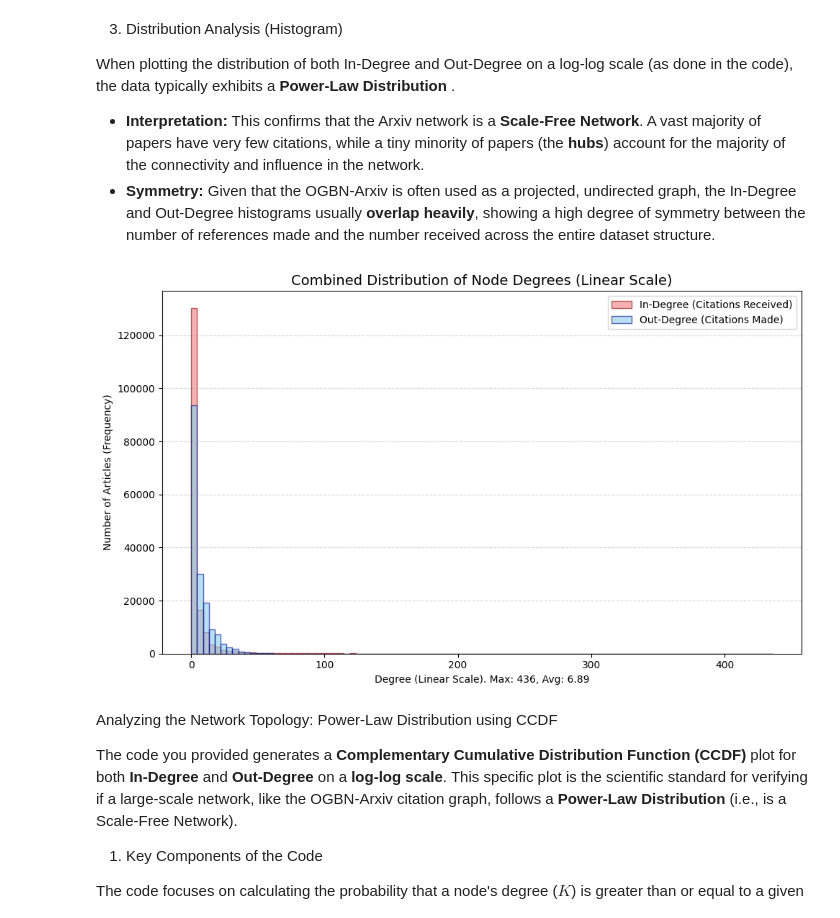
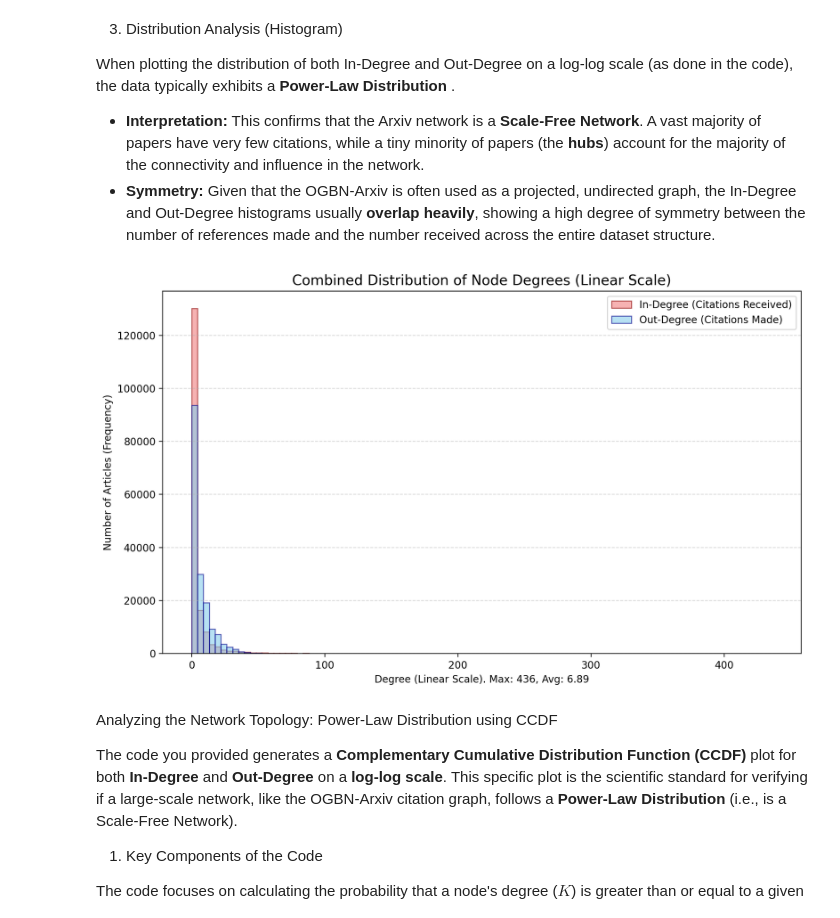
Before and after one commit to tuliorr/ogbn-arxiv-gcn, a Jupyter notebook: notebooks/Dataset_Exploration.ipynb, the cells around one changed output. Saved outputs shown, nothing was run; the diff lists cells and outputs as text; code cells hidden in the pictures.

```diff
--- a/notebooks/Dataset_Exploration.ipynb
+++ b/notebooks/Dataset_Exploration.ipynb
@@ -273,7 +277,7 @@ avg_degree = np.mean(out_degree_np)
 # Usamos 100 bins uniformes para o histograma em escala linear.
 bins = np.linspace(0, max_degree, 100)
 
-plt.figure(figsize=(10, 6))
+plt.figure(figsize=(10, 6), dpi=200)
 
 # --- Combined Plotting (Linear Scale) ---
 
@@ -281,34 +285,34 @@ plt.figure(figsize=(10, 6))
 # Note: log=True (escala logarítmica) FOI REMOVIDO para que o Eixo Y seja LINEAR.
 plt.hist(in_degree_np,
             bins=bins,
             color='lightcoral',
             edgecolor='darkred',
             alpha=0.6, # Transparency to show overlap
             label='In-Degree (Citations Received)')
 
 # 2. Out-Degree Histogram (Citations Made)
 # Note: log=True (escala logarítmica) FOI REMOVIDO para que o Eixo Y seja LINEAR.
 plt.hist(out_degree_np,
             bins=bins,
             color='skyblue',
             edgecolor='darkblue',
             alpha=0.6, # Transparency
             label='Out-Degree (Citations Made)')
 
 # --- Final Plot Configuration ---
 
 # Note: plt.xscale('log') FOI REMOVIDO para que o Eixo X seja LINEAR.
 plt.title('Combined Distribution of Node Degrees (Linear Scale)', fontsize=14)
 plt.xlabel(f'Degree (Linear Scale). Max: {max_degree}, Avg: {avg_degree:.2f}')
 plt.ylabel('Number of Articles (Frequency)')
 plt.legend(loc='upper right')
 # Grid no eixo Y linear
 plt.grid(axis='y', alpha=0.5, linestyle='--')
 
 plt.tight_layout()
 plt.show()
 # %% [output]
-[figure, old version]
+[figure, new version]
 # %% [markdown]
 Analyzing the Network Topology: Power-Law Distribution using CCDF
 
```
Also changed, not shown: parts of 4 cells of this notebook.
